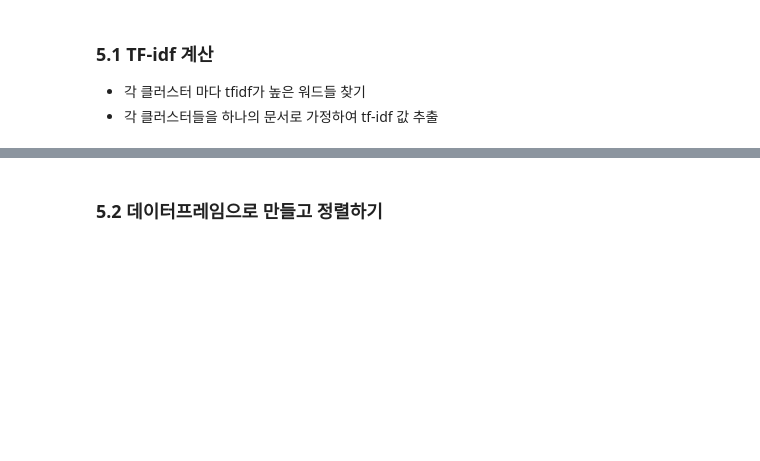
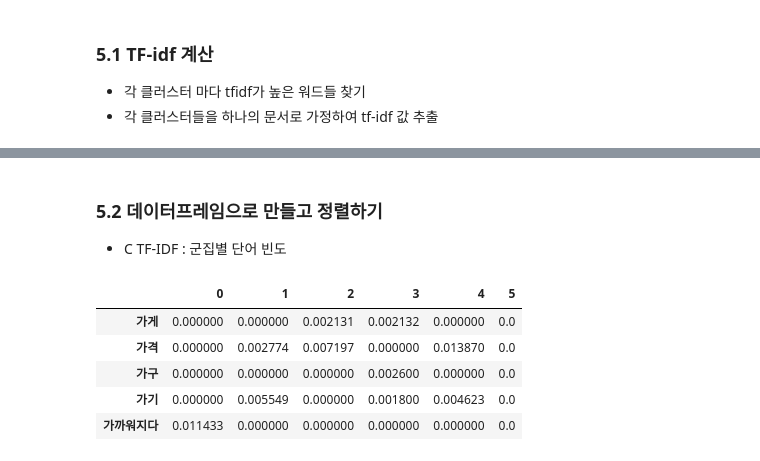
Before and after one commit to Sungileo/LGDX_2, a Jupyter notebook: posts/Day1_실습.ipynb, the cells around one changed output, grey strips where cells are left out. Saved outputs shown, nothing was run; the diff lists cells and outputs as text; code cells hidden in the pictures; blank space fills up the shorter version.

```diff
--- a/posts/Day1_실습.ipynb
+++ b/posts/Day1_실습.ipynb
@@ -205,2 +260,8 @@ from sklearn.cluster import AgglomerativeClustering
 # %% [markdown]
 ### 4.3 가장 적절한 클러스터링 갯수 df에 삽입
+# %%
+cluster = AgglomerativeClustering(n_clusters=6,linkage='ward')
+cluster_labels = cluster.fit_predict(list(df['vector']))
+
+df['cluster'] = cluster_labels
+df.head()
@@ -217,3 +285,19 @@ from sklearn.cluster import AgglomerativeClustering
 from collections import Counter
 import numpy as np
 from sklearn.feature_extraction.text import TfidfVectorizer
+# %%
+#각 클러스터들을 하나의 문서로 가정
+all_document=[]
+for i in df['cluster'].unique():
+
+    #각 클러스터들을 하나의 문서로 가정
+    #데이터 프레임에서 추출하여 tagged_Review를 join을 이용하여 합치기
+    pos_tagged = df[df['cluster']==i].tagged_review
+
+    #포스태깅된 데이터들을 공백 기준으로 하나로 합쳐 하나의 document로 생성
+    cluster_document=''
+    for pos in pos_tagged:
+        doc = ' '.join(pos)
+        cluster_document += doc
+
+    all_document.append(cluster_document)
@@ -220,2 +313,22 @@ from sklearn.feature_extraction.text import TfidfVectorizer
 # %% [markdown]
 ### 5.2 데이터프레임으로 만들고 정렬하기
+
+- C TF-IDF : 군집별 단어 빈도
+# %%
+vectorizer = TfidfVectorizer()
+tfidf_matrix = vectorizer.fit_transform(all_document)
+
+# 각 단어와 TF-IDF 값을 확인
+feature_names = vectorizer.get_feature_names_out()
+dense = tfidf_matrix.todense()
+tf_idf_df = pd.DataFrame(dense, columns=feature_names)
+#행과 열 변환
+tf_idf_df_transposed = tf_idf_df.T
+tf_idf_df_transposed.head()
+# %% [output]
+|  | 0 | 1 | 2 | 3 | 4 | 5 |
+| 가게 | 0.000000 | 0.000000 | 0.002131 | 0.002132 | 0.000000 | 0.0 |
+| 가격 | 0.000000 | 0.002774 | 0.007197 | 0.000000 | 0.013870 | 0.0 |
+| 가구 | 0.000000 | 0.000000 | 0.000000 | 0.002600 | 0.000000 | 0.0 |
+| 가기 | 0.000000 | 0.005549 | 0.000000 | 0.001800 | 0.004623 | 0.0 |
+| 가까워지다 | 0.011433 | 0.000000 | 0.000000 | 0.000000 | 0.000000 | 0.0 |
```
Also changed, not shown: parts of 11 cells of this notebook, 6 other files.
